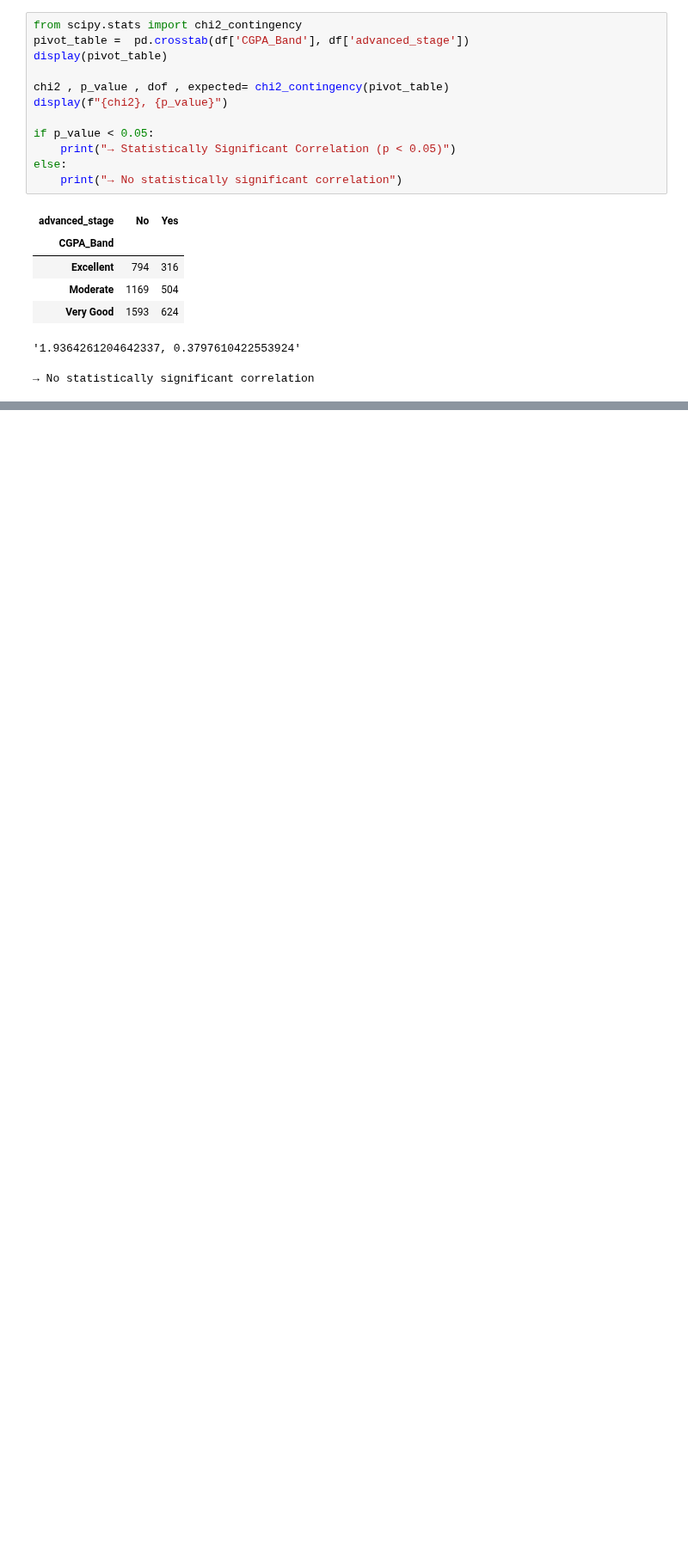
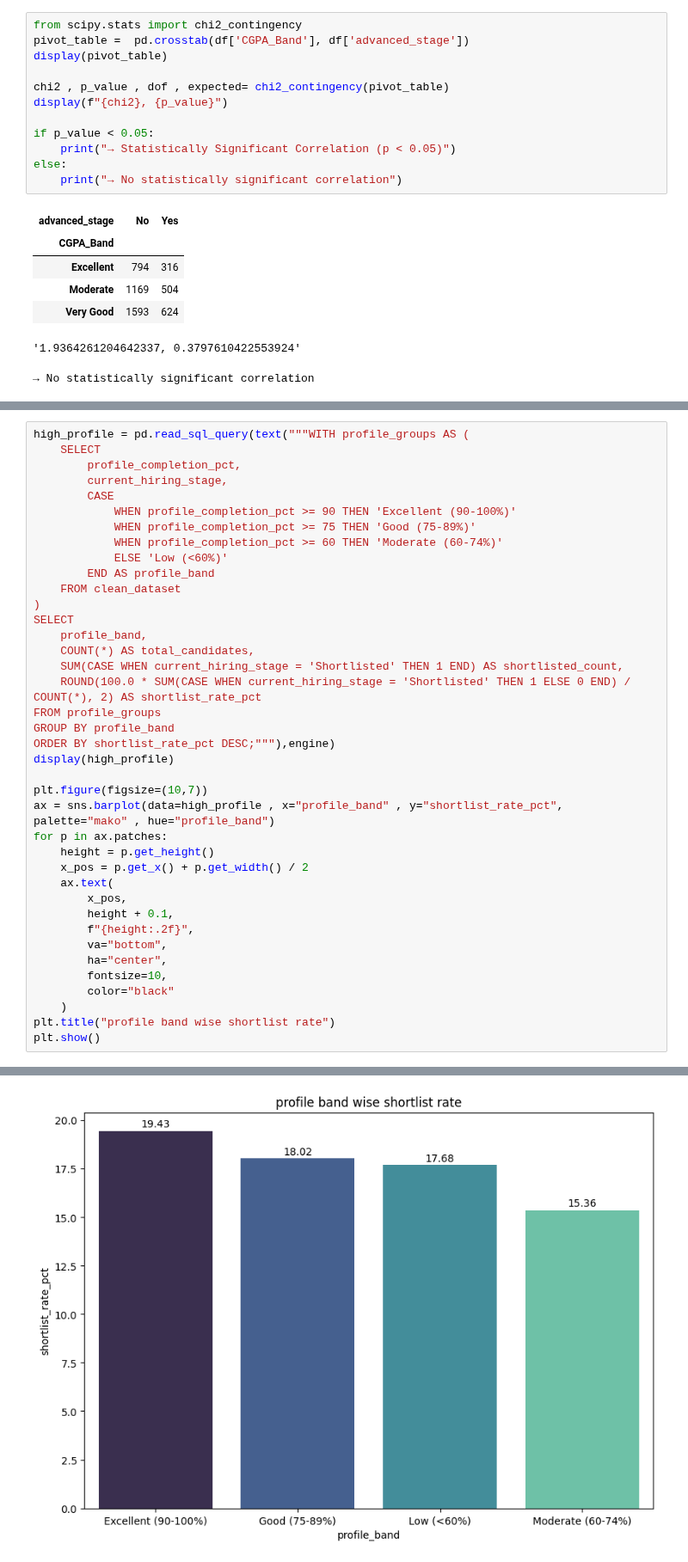
Before and after one commit to Ishasavani1402/Data-Analytics, a Jupyter notebook: fresher_hiring_analysis/EDA.ipynb, the cells around one changed output, grey strips where cells are left out. Shown at 86% size. Drawn from its saved outputs; the diff is of its cells as text; blank space fills up the shorter version.

```diff
--- a/fresher_hiring_analysis/EDA.ipynb
+++ b/fresher_hiring_analysis/EDA.ipynb
@@ -1062,0 +1118,40 @@ else:
+# %%
+high_profile = pd.read_sql_query(text("""WITH profile_groups AS (
+    SELECT
+        profile_completion_pct,
+        current_hiring_stage,
+        CASE
+            WHEN profile_completion_pct >= 90 THEN 'Excellent (90-100%)'
+            WHEN profile_completion_pct >= 75 THEN 'Good (75-89%)'
+            WHEN profile_completion_pct >= 60 THEN 'Moderate (60-74%)'
+            ELSE 'Low (<60%)'
+        END AS profile_band
+    FROM clean_dataset
+)
+SELECT
+    profile_band,
+    COUNT(*) AS total_candidates,
+    SUM(CASE WHEN current_hiring_stage = 'Shortlisted' THEN 1 END) AS shortlisted_count,
+    ROUND(100.0 * SUM(CASE WHEN current_hiring_stage = 'Shortlisted' THEN 1 ELSE 0 END) / COUNT(*), 2) AS shortlist_rate_pct
+FROM profile_groups
+GROUP BY profile_band
+ORDER BY shortlist_rate_pct DESC;"""),engine)
+display(high_profile)
+
+plt.figure(figsize=(10,7))
+ax = sns.barplot(data=high_profile , x="profile_band" , y="shortlist_rate_pct", palette="mako" , hue="profile_band")
+for p in ax.patches:
+    height = p.get_height()
+    x_pos = p.get_x() + p.get_width() / 2
+    ax.text(
+        x_pos,
+        height + 0.1,
+        f"{height:.2f}",
+        va="bottom",
+        ha="center",
+        fontsize=10,
+        color="black"
+    )
+plt.title("profile band wise shortlist rate")
+plt.show()
+# %% [output]
@@ -1062,0 +1163 @@ else:
+[figure, added]
```
Also changed, not shown: parts of 9 cells of this notebook, 1 other file.
